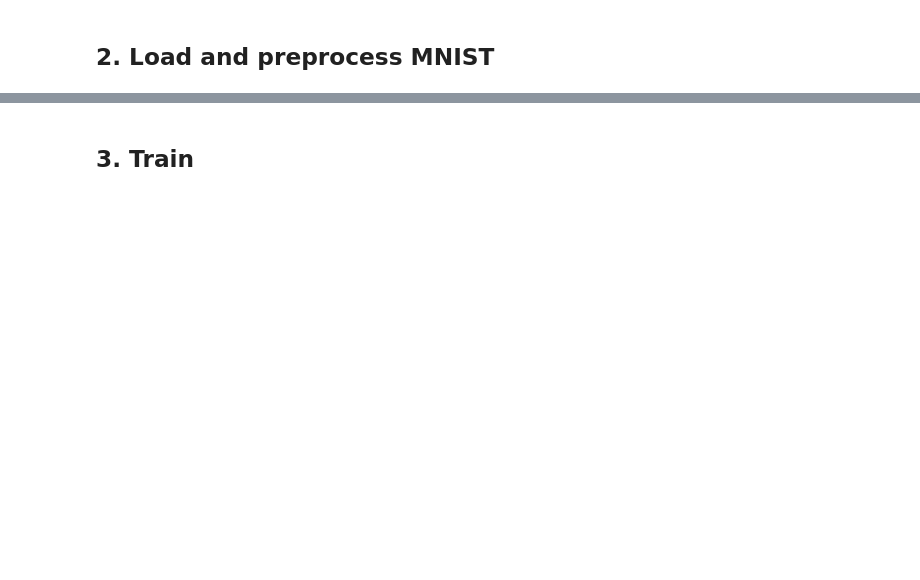
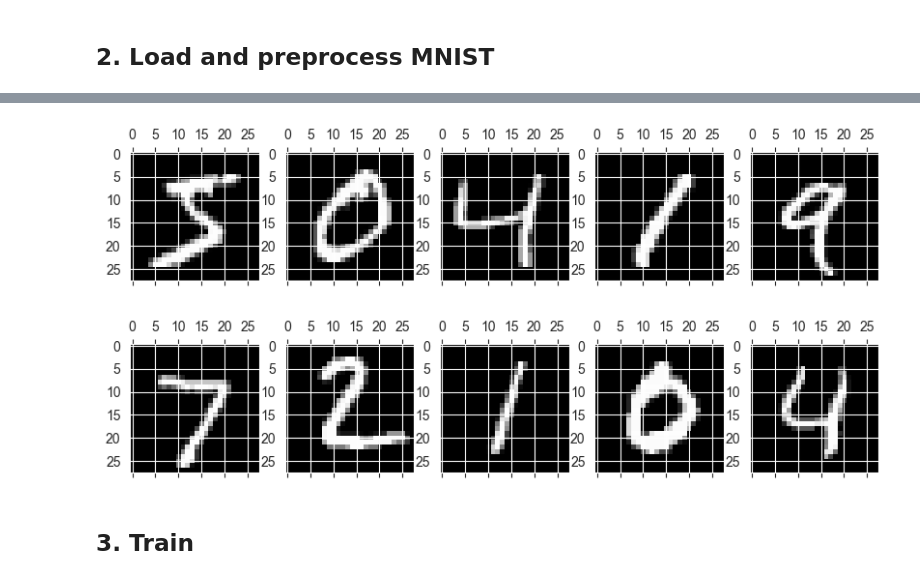
Before and after one commit to mrfratti/fihajo, a Jupyter notebook: notebooks/tensorflow-uwiz.ipynb, the cells around one changed output, grey strips where cells are left out. Cells and saved outputs as stored; diff of their text form; code cells hidden in the pictures; blank space fills up the shorter version.

```diff
--- a/notebooks/tensorflow-uwiz.ipynb
+++ b/notebooks/tensorflow-uwiz.ipynb
@@ -90,3 +97,24 @@ plt.show()
+# %%
+
+
+num_images = 5
+
+fig = plt.figure(figsize=(10, 2.5))
+for i in range(num_images):
+    ax = fig.add_subplot(1, num_images, i+1)
+    ax.matshow(x_train[i].squeeze(), cmap='gray')
+
+plt.show()
+
+fig2 = plt.figure(figsize=(10, 2.5))
+for i in range(num_images):
+    ax = fig2.add_subplot(1, num_images, i+1)
+    ax.matshow(x_test[i].squeeze(), cmap='gray')
+
+plt.show()
+# %% [output]
+[figure, added]
+[figure, added]
 # %% [markdown]
 ## 3. Train
 # %%
```
Also changed, not shown: parts of 22 cells of this notebook.
